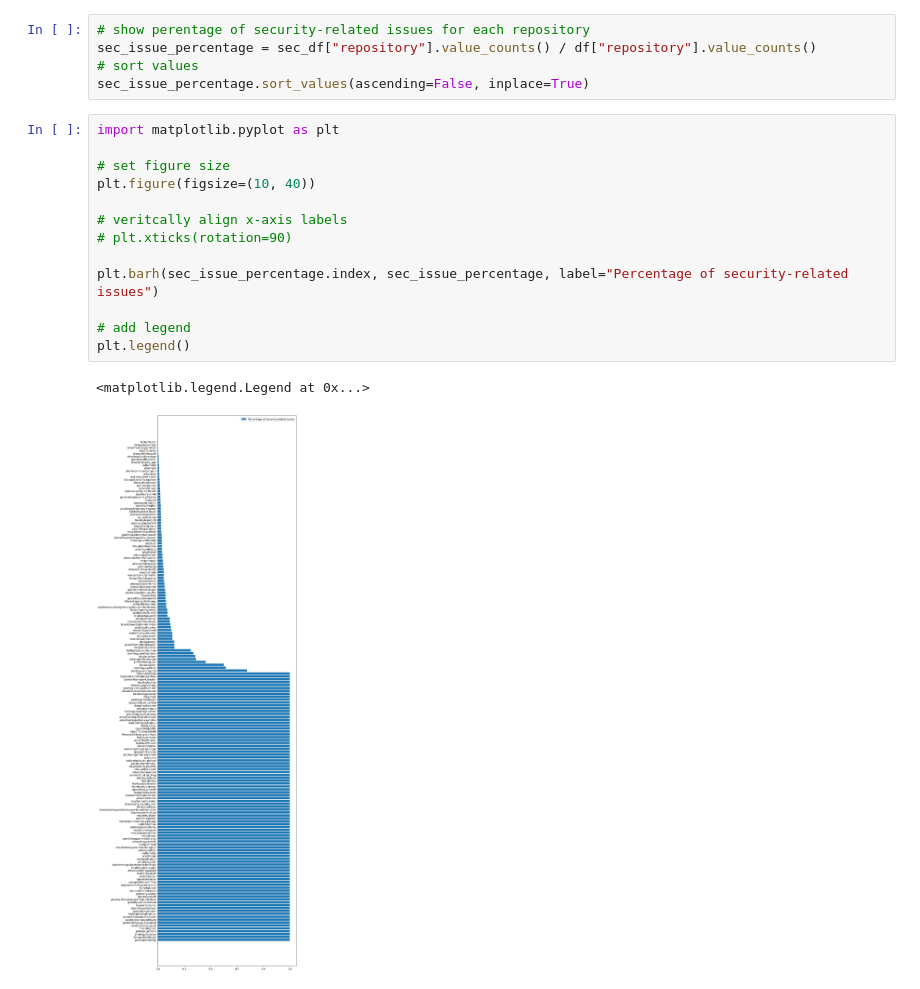
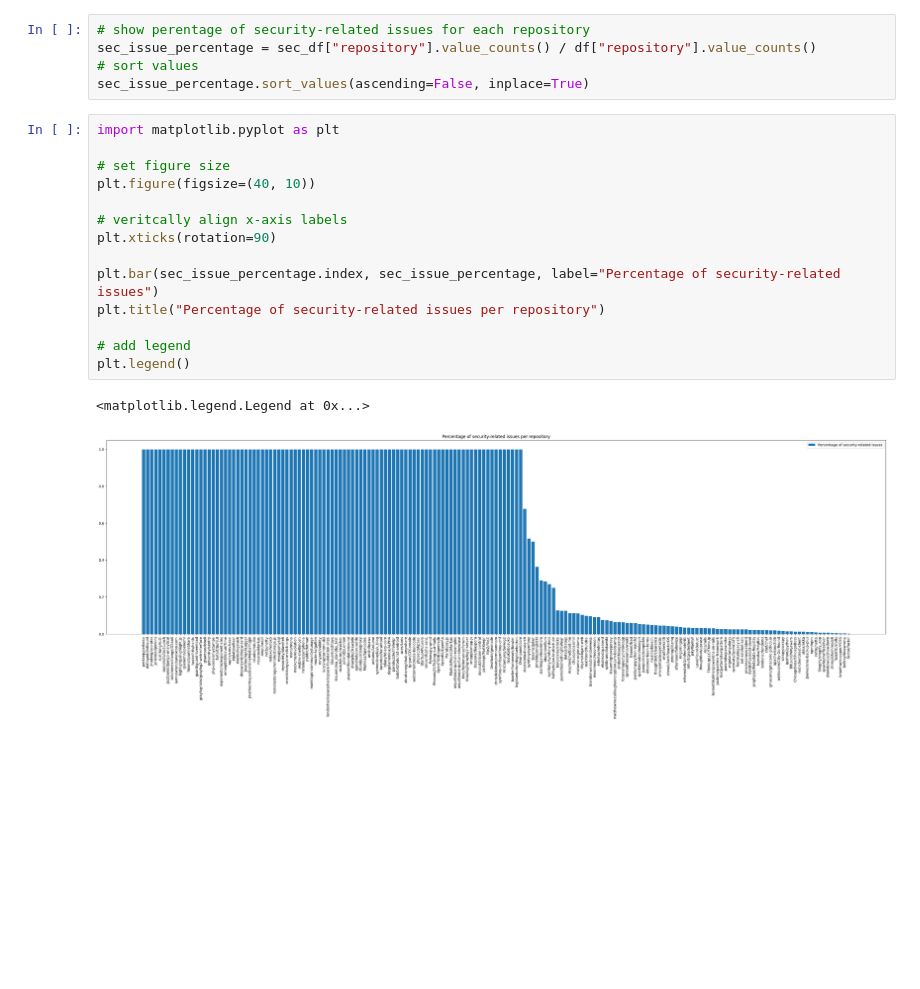
Before and after one commit to TeamPML/GuthubSecurityIssues, a Jupyter notebook: data-understanding.ipynb, the cells around one changed output. Cells and saved outputs as stored; diff of their text form; blank space fills up the shorter version.

```diff
--- a/data-understanding.ipynb
+++ b/data-understanding.ipynb
@@ -174,16 +174,17 @@ sec_issue_percentage.sort_values(ascending=False, inplace=True)
 # %%
 import matplotlib.pyplot as plt
 
 # set figure size
-plt.figure(figsize=(10, 40))
+plt.figure(figsize=(40, 10))
 
 # veritcally align x-axis labels
-# plt.xticks(rotation=90)
+plt.xticks(rotation=90)
 
-plt.barh(sec_issue_percentage.index, sec_issue_percentage, label="Percentage of security-related issues")
+plt.bar(sec_issue_percentage.index, sec_issue_percentage, label="Percentage of security-related issues")
+plt.title("Percentage of security-related issues per repository")
 
 # add legend
 plt.legend()
 # %% [output]
 <matplotlib.legend.Legend at 0x...>
-[figure, old version]
+[figure, new version]
```
Also changed, not shown: 1 other file.
